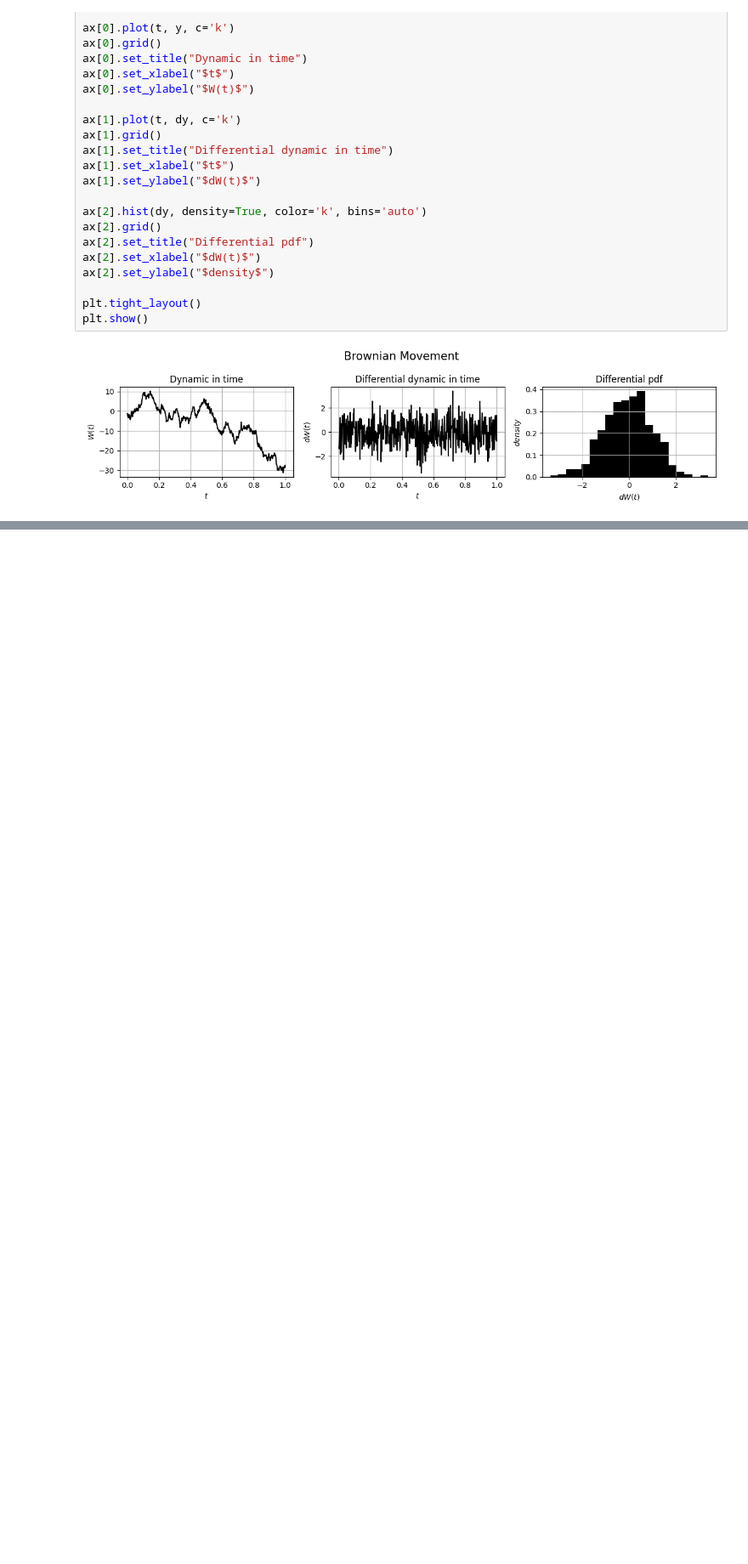
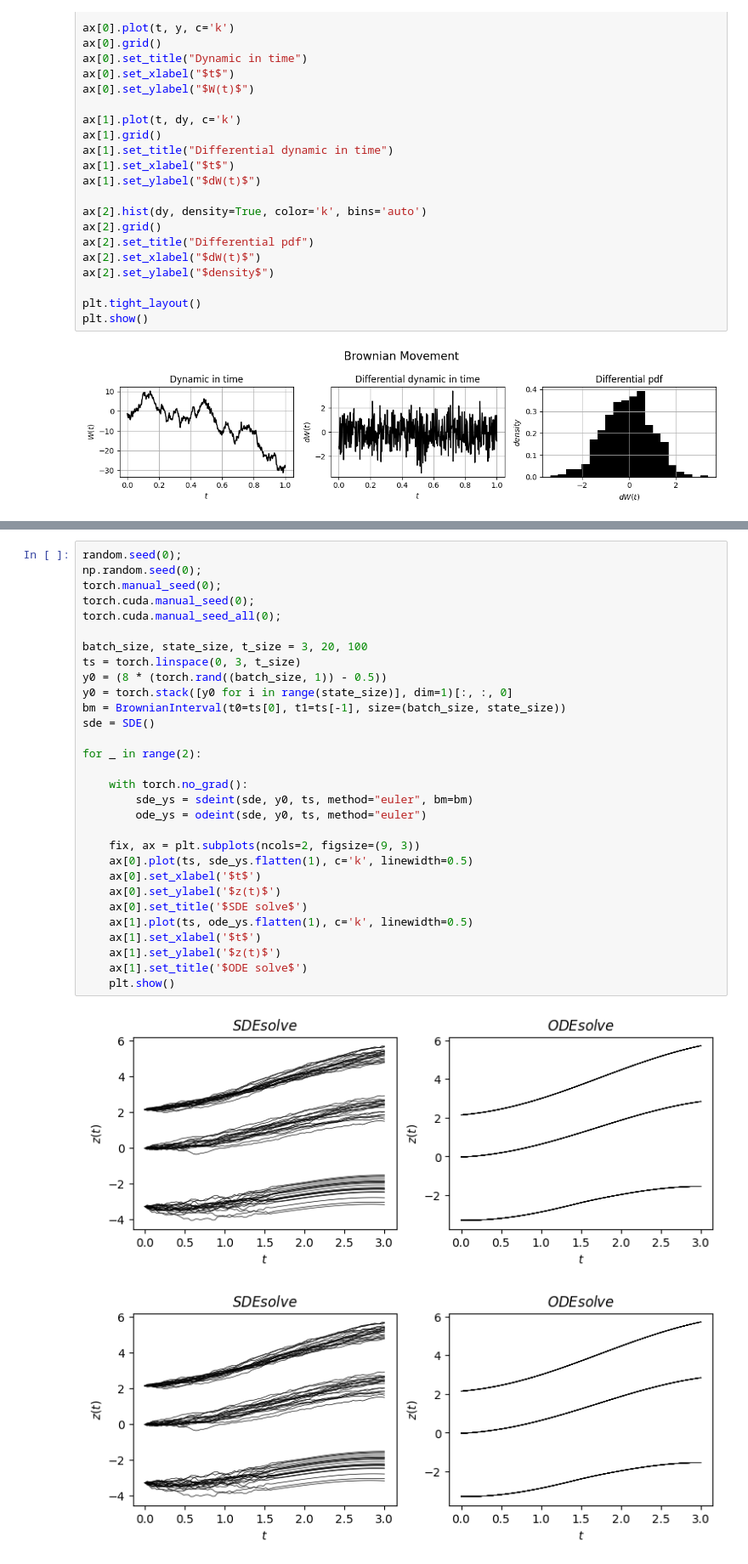
Before and after one commit to sswt/dive2gai, a Jupyter notebook: unit12/NeuralDE.ipynb, the cells around one changed output, grey strips where cells are left out. Shown at 85% size. Drawn from its saved outputs; the diff is of its cells as text; blank space fills up the shorter version.

```diff
--- a/unit12/NeuralDE.ipynb
+++ b/unit12/NeuralDE.ipynb
@@ -664,0 +637,33 @@ shutil.rmtree('imgs')
+# %%
+random.seed(0);
+np.random.seed(0);
+torch.manual_seed(0);
+torch.cuda.manual_seed(0);
+torch.cuda.manual_seed_all(0);
+
+batch_size, state_size, t_size = 3, 20, 100
+ts = torch.linspace(0, 3, t_size)
+y0 = (8 * (torch.rand((batch_size, 1)) - 0.5))
+y0 = torch.stack([y0 for i in range(state_size)], dim=1)[:, :, 0]
+bm = BrownianInterval(t0=ts[0], t1=ts[-1], size=(batch_size, state_size))
+sde = SDE()
+
+for _ in range(2):
+
+    with torch.no_grad():
+        sde_ys = sdeint(sde, y0, ts, method="euler", bm=bm)
+        ode_ys = odeint(sde, y0, ts, method="euler")
+
+    fix, ax = plt.subplots(ncols=2, figsize=(9, 3))
+    ax[0].plot(ts, sde_ys.flatten(1), c='k', linewidth=0.5)
+    ax[0].set_xlabel('$t$')
+    ax[0].set_ylabel('$z(t)$')
+    ax[0].set_title('$SDE solve$')
+    ax[1].plot(ts, ode_ys.flatten(1), c='k', linewidth=0.5)
+    ax[1].set_xlabel('$t$')
+    ax[1].set_ylabel('$z(t)$')
+    ax[1].set_title('$ODE solve$')
+    plt.show()
+# %% [output]
+[figure, added]
+[figure, added]
```
Also changed, not shown: parts of 7 cells of this notebook, 4 other files.
